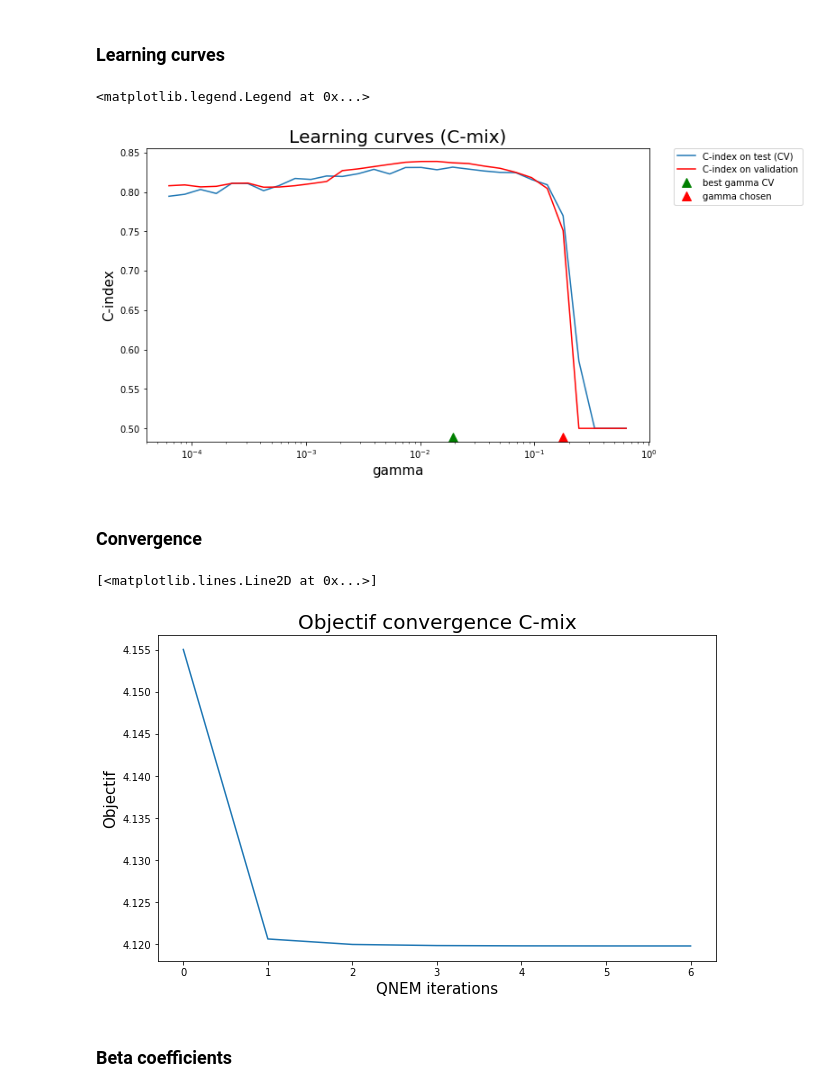
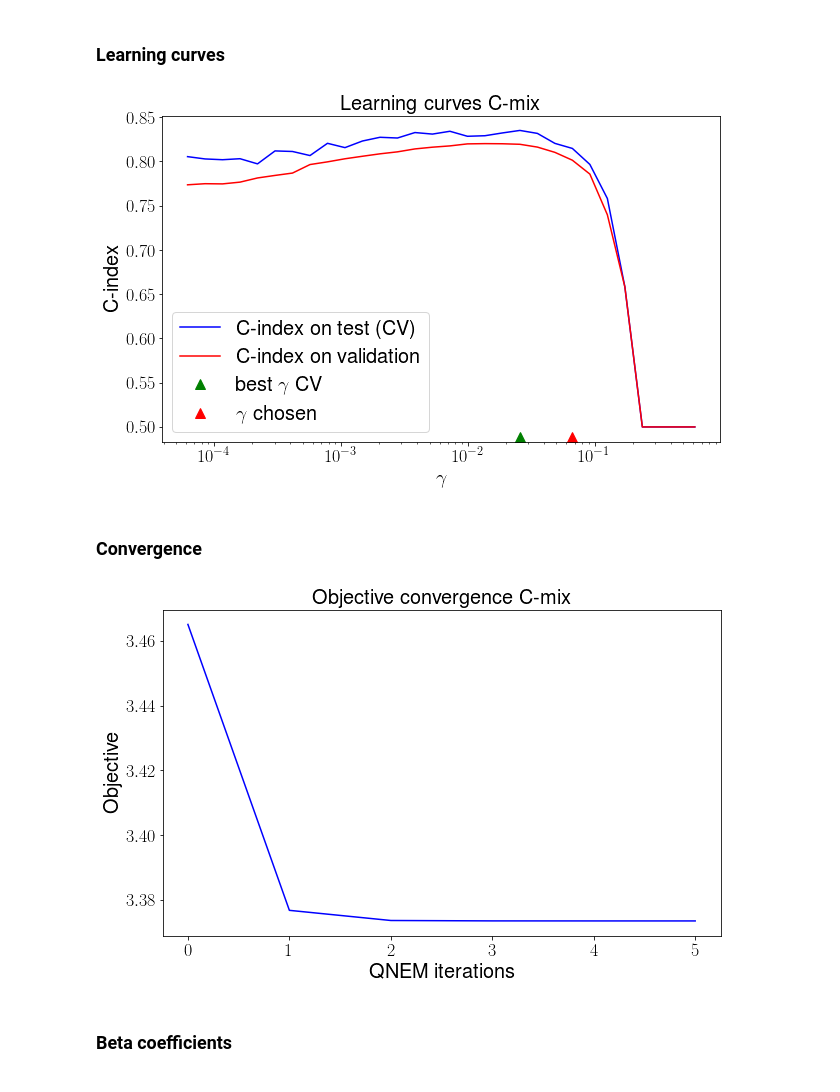
Before and after one commit to SimonBussy/C-mix, a Jupyter notebook: C-mix tutorial.ipynb, the cells around one changed output. Saved outputs shown, nothing was run; the diff lists cells and outputs as text; code cells hidden in the pictures.

```diff
--- a/C-mix tutorial.ipynb
+++ b/C-mix tutorial.ipynb
@@ -20,7 +21,7 @@ n_samples = 1000          # number of patients
 n_features = 100          # number of features
 n_active_features = 30    # number of active features
 K = 1.                    # value of the active coefficients
-gap = .3                  # gap value to create high/low risk groups
+gap = .1                  # gap value to create high/low risk groups
 rho = 0.5                 # coefficient of the toeplitz correlation matrix
 r_cf = .5                 # confusion factors rate
 r_c = 0.5                 # censoring rate
@@ -144,48 +146,51 @@ C-index : 0.75
 # %%
 ## Display learning curves ##
 score_test = []
 for idx_elastic_net, l_elastic_net in enumerate(grid_elastic_net):
     learner_ = QNEM(verbose=False, l_elastic_net=l_elastic_net,
                     eta=eta, warm_start=warm_start, tol=tol, model=model,
                     fit_intercept=fit_intercept)
     learner_.n_features = n_features
     learner_.fit(X, Y, delta)
     if metric == 'log_lik':
         pc_ = 1. / np.mean(T[delta == 0])
         score_ = learner_._log_lik(X_test, Y_test, delta_test)
     if metric == 'C-index':
         marker_ = QNEM.predict_proba(X_test, fit_intercept, learner_.coeffs)
-        score_ = QNEM._c_index(Y_test, delta_test, marker_)
+        score_ = c_index_score(Y_test, marker_, delta_test)
     score_test.append(score_)
 
 fig = pl.figure(figsize = (10, 6))
 ax = fig.add_subplot(111)
-ax.plot(grid_elastic_net, avg_scores, label=metric + ' on test (CV)')
+ax.plot(grid_elastic_net, avg_scores, '-b', label=metric + ' on test (CV)')
 pl.xscale('log')
 ax.plot(grid_elastic_net, score_test, '-r', label=metric + ' on validation')
 y_min, y_max = ax.get_ylim()
 ax.set_ylim([y_min, y_max])
-ax.plot(l_elastic_net_best, y_min, 'g^', ms=20, label='best gamma CV')
-ax.plot(l_elastic_net_chosen, y_min, 'r^', ms=20, label='gamma chosen')
-pl.title("Learning curves (%s)" % model, fontsize=20)
-pl.xlabel('gamma', fontsize=15)
-pl.ylabel(metric, fontsize=15)
-pl.legend(bbox_to_anchor=(1.05, 1), loc=2,borderaxespad=0.,
-          numpoints=1, markerscale=.5)
+ax.plot(l_elastic_net_best, y_min, 'g^', ms=20, label='best $\gamma$ CV')
+ax.plot(l_elastic_net_chosen, y_min, 'r^', ms=20, label='$\gamma$ chosen')
+pl.title("Learning curves %s" % model, fontsize=20)
+pl.xlabel('$\gamma$', fontsize=20)
+pl.ylabel(metric, fontsize=20)
+pl.xticks(fontsize = 18)
+pl.yticks(fontsize = 18)
+pl.legend(numpoints=1, markerscale=.5, fontsize=20)
+pl.show()
 # %% [output]
-<matplotlib.legend.Legend at 0x...>
-[figure, old version]
+[figure, new version]
 # %% [markdown]
 ### Convergence
 # %%
 pl.figure(figsize=(10, 6))
-pl.title("Objectif convergence %s" % model, fontsize=20)
-pl.xlabel('QNEM iterations', fontsize=15)
-pl.ylabel('Objectif', fontsize=15)
-pl.plot(learner.get_history("n_iter"), learner.get_history("obj"))
+pl.title("Objective convergence %s" % model, fontsize=20)
+pl.xlabel('QNEM iterations', fontsize=20)
+pl.ylabel('Objective', fontsize=20)
+pl.xticks(fontsize = 18)
+pl.yticks(fontsize = 18)
+pl.plot(learner.get_history("n_iter"), learner.get_history("obj"), '-b')
+pl.show()
 # %% [output]
-[<matplotlib.lines.Line2D at 0x...>]
-[figure, old version]
+[figure, new version]
 # %% [markdown]
 ### Beta coefficients
 # %%
```
Also changed, not shown: parts of 8 cells of this notebook, 4 other files.
